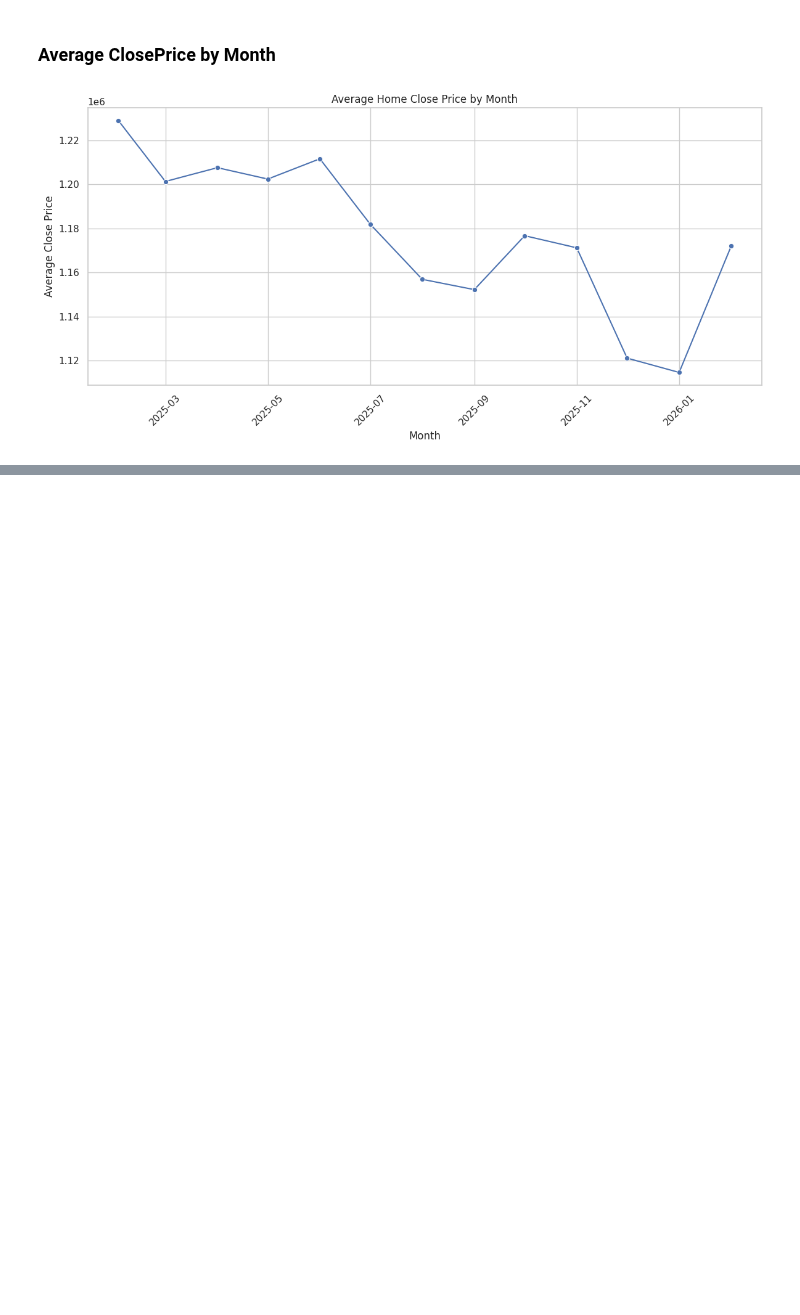
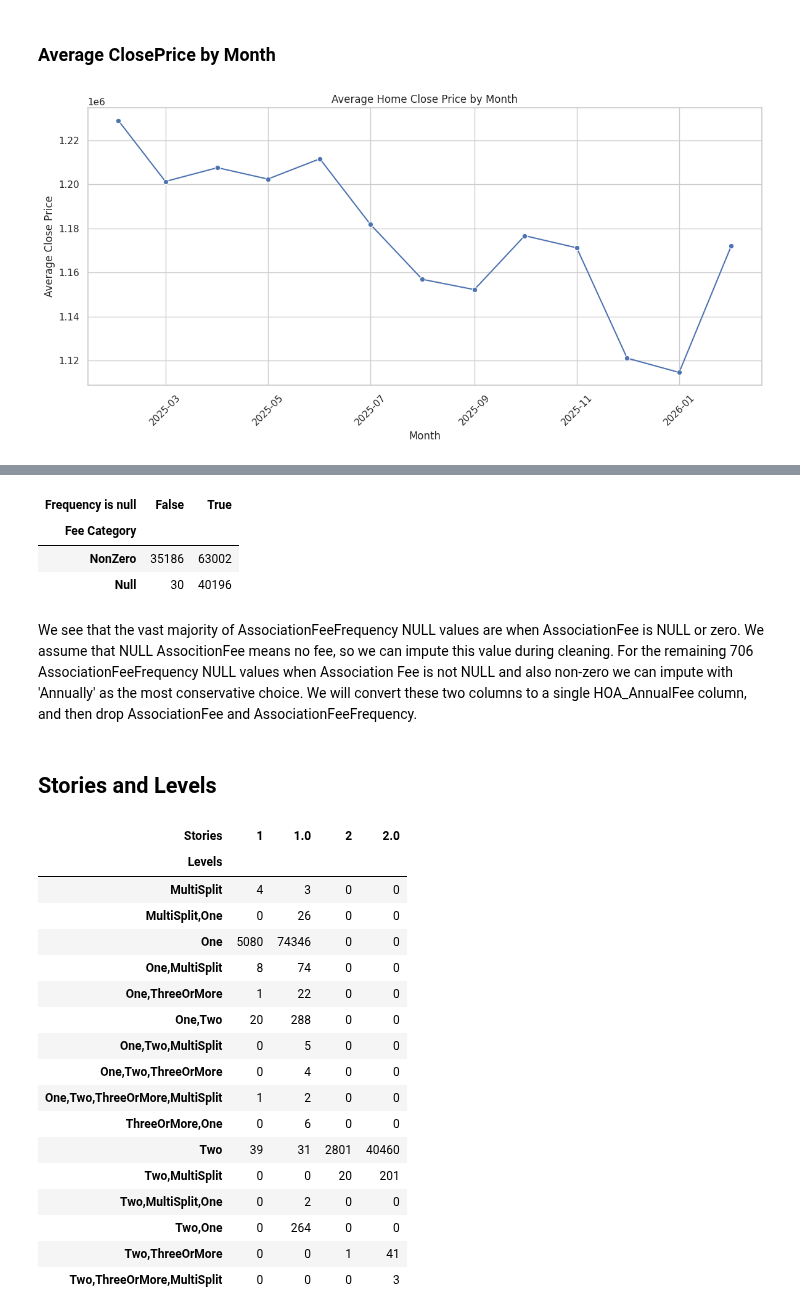
Before and after one commit to zblehm/IDX-Exchange-Data-Science, a Jupyter notebook: 01_exploration.ipynb, the cells around one changed output, grey strips where cells are left out. Saved outputs shown, nothing was run; the diff lists cells and outputs as text; code cells hidden in the pictures; blank space fills up the shorter version.

```diff
--- a/01_exploration.ipynb
+++ b/01_exploration.ipynb
@@ -687,0 +932,46 @@ plt.show()
+# %%
+fee_cat = (
+    df_clean["AssociationFee"]
+    .pipe(lambda s: pd.Series(
+        np.where(s.isna(), "Null",
+        np.where(s == 0, "Zero", "NonZero")),
+        index=s.index
+    ))
+)
+
+pd.crosstab(
+    fee_cat,
+    df_clean["AssociationFeeFrequency"].isna(),
+    rownames=["Fee Category"],
+    colnames=["Frequency is null"]
+)
+# %% [output]
+| Frequency is null | False | True |
+| Fee Category |  |  |
+| NonZero | 35186 | 63002 |
+| Null | 30 | 40196 |
+# %% [markdown]
+We see that the vast majority of AssociationFeeFrequency NULL values are when AssociationFee is NULL or zero. We assume that NULL AssocitionFee means no fee, so we can impute this value during cleaning. For the remaining 706 AssociationFeeFrequency NULL values when Association Fee is not NULL and also non-zero we can impute with 'Annually' as the most conservative choice. We will convert these two columns to a single HOA_AnnualFee column, and then drop AssociationFee and AssociationFeeFrequency.
+# %% [markdown]
+## Stories and Levels
+# %%
+pd.crosstab(df_keep["Levels"], df_keep["Stories"])
+# %% [output]
+| Stories | 1 | 1.0 | 2 | 2.0 |
+| Levels |  |  |  |  |
+| MultiSplit | 4 | 3 | 0 | 0 |
+| MultiSplit,One | 0 | 26 | 0 | 0 |
+| One | 5080 | 74346 | 0 | 0 |
+| One,MultiSplit | 8 | 74 | 0 | 0 |
+| One,ThreeOrMore | 1 | 22 | 0 | 0 |
+| One,Two | 20 | 288 | 0 | 0 |
+| One,Two,MultiSplit | 0 | 5 | 0 | 0 |
+| One,Two,ThreeOrMore | 0 | 4 | 0 | 0 |
+| One,Two,ThreeOrMore,MultiSplit | 1 | 2 | 0 | 0 |
+| ThreeOrMore,One | 0 | 6 | 0 | 0 |
+| Two | 39 | 31 | 2801 | 40460 |
+| Two,MultiSplit | 0 | 0 | 20 | 201 |
+| Two,MultiSplit,One | 0 | 2 | 0 | 0 |
+| Two,One | 0 | 264 | 0 | 0 |
+| Two,ThreeOrMore | 0 | 0 | 1 | 41 |
+| Two,ThreeOrMore,MultiSplit | 0 | 0 | 0 | 3 |
```
Also changed, not shown: parts of 59 cells of this notebook.
